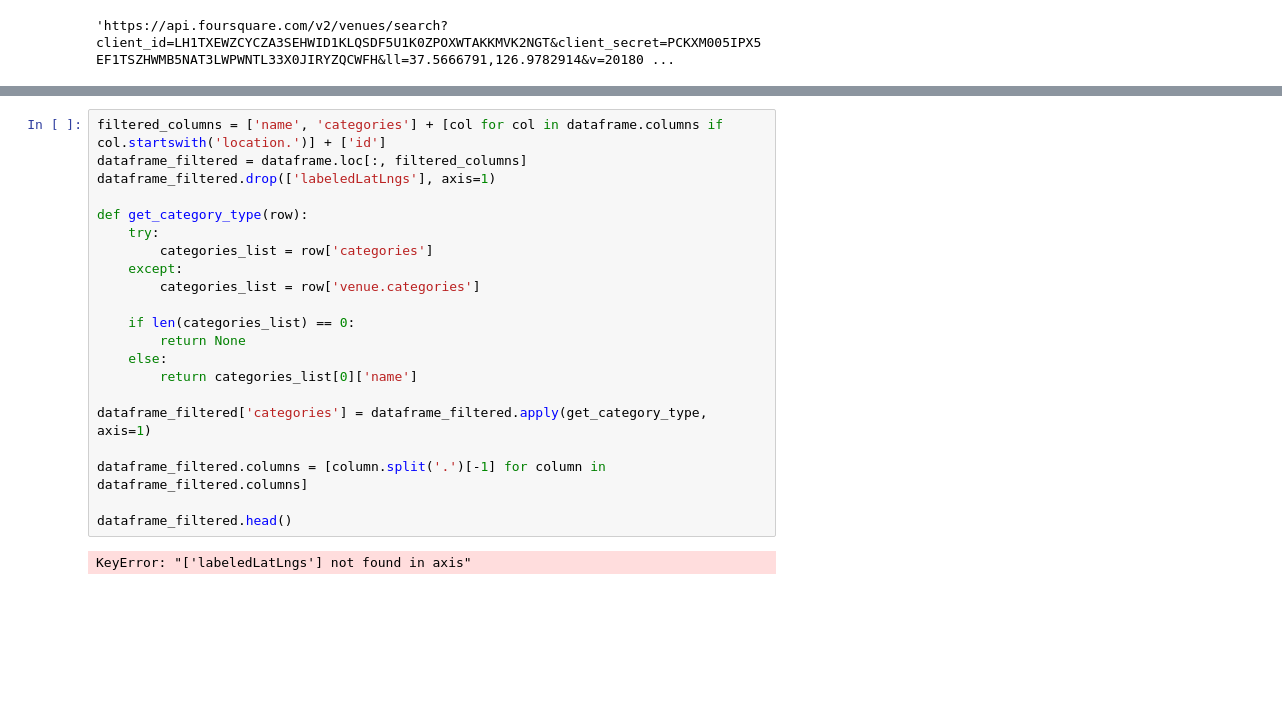
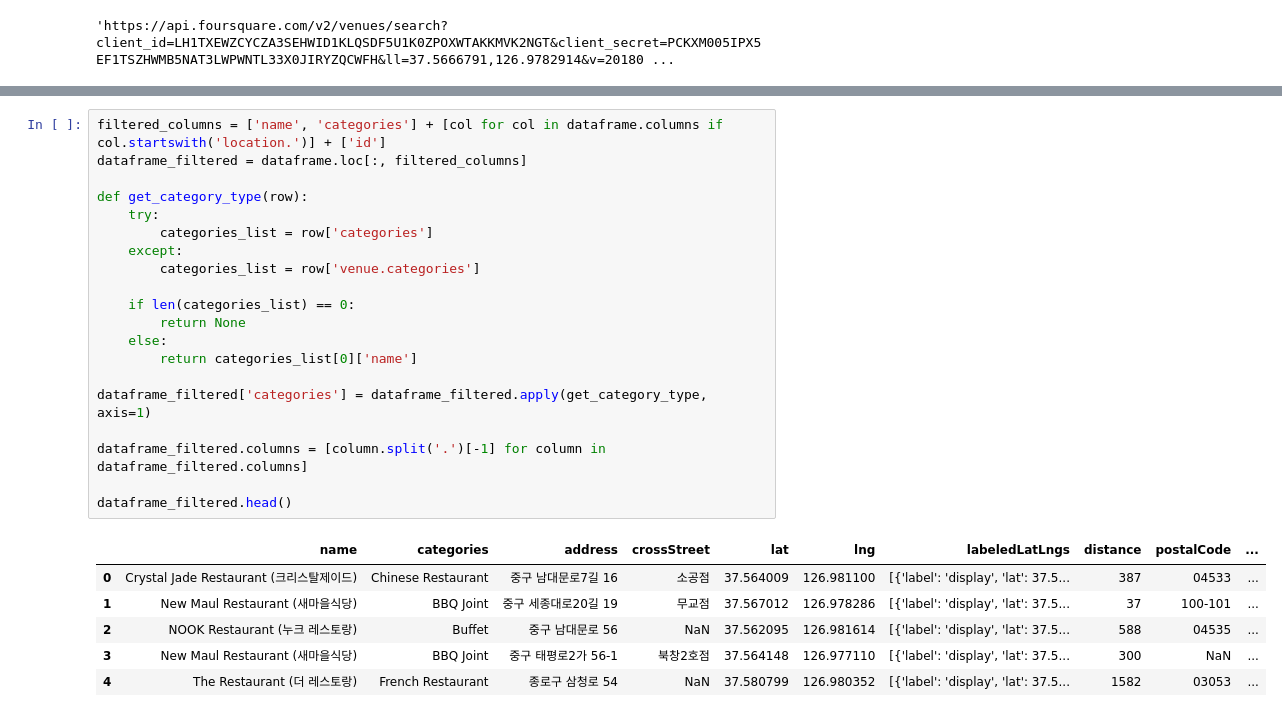
Before and after one commit to unithiz/Coursera_Capstone, a Jupyter notebook: seoul.ipynb, the cells around one changed output, grey strips where cells are left out. Saved outputs shown, nothing was run; the diff lists cells and outputs as text; blank space fills up the shorter version.

```diff
--- a/seoul.ipynb
+++ b/seoul.ipynb
@@ -93,26 +93,30 @@ dataframe.head()
 # %%
 filtered_columns = ['name', 'categories'] + [col for col in dataframe.columns if col.startswith('location.')] + ['id']
 dataframe_filtered = dataframe.loc[:, filtered_columns]
-dataframe_filtered.drop(['labeledLatLngs'], axis=1)
 
 def get_category_type(row):
     try:
         categories_list = row['categories']
     except:
         categories_list = row['venue.categories']
 
     if len(categories_list) == 0:
         return None
     else:
         return categories_list[0]['name']
 
 dataframe_filtered['categories'] = dataframe_filtered.apply(get_category_type, axis=1)
 
 dataframe_filtered.columns = [column.split('.')[-1] for column in dataframe_filtered.columns]
 
 dataframe_filtered.head()
 # %% [output]
-KeyError: "['labeledLatLngs'] not found in axis"
+|  | name | categories | address | crossStreet | lat | lng | labeledLatLngs | distance | postalCode | ... |
+| 0 | Crystal Jade Restaurant (크리스탈제이드) | Chinese Restaurant | 중구 남대문로7길 16 | 소공점 | 37.564009 | 126.981100 | [{'label': 'display', 'lat': 37.5... | 387 | 04533 | ... |
+| 1 | New Maul Restaurant (새마을식당) | BBQ Joint | 중구 세종대로20길 19 | 무교점 | 37.567012 | 126.978286 | [{'label': 'display', 'lat': 37.5... | 37 | 100-101 | ... |
+| 2 | NOOK Restaurant (누크 레스토랑) | Buffet | 중구 남대문로 56 | NaN | 37.562095 | 126.981614 | [{'label': 'display', 'lat': 37.5... | 588 | 04535 | ... |
+| 3 | New Maul Restaurant (새마을식당) | BBQ Joint | 중구 태평로2가 56-1 | 북창2호점 | 37.564148 | 126.977110 | [{'label': 'display', 'lat': 37.5... | 300 | NaN | ... |
+| 4 | The Restaurant (더 레스토랑) | French Restaurant | 종로구 삼청로 54 | NaN | 37.580799 | 126.980352 | [{'label': 'display', 'lat': 37.5... | 1582 | 03053 | ... |
 # %%
 venues_map = folium.Map(location=[latitude, longitude], zoom_start=13) # generate map centred around the Conrad Hotel
 
```
Also changed, not shown: parts of 2 cells of this notebook.
